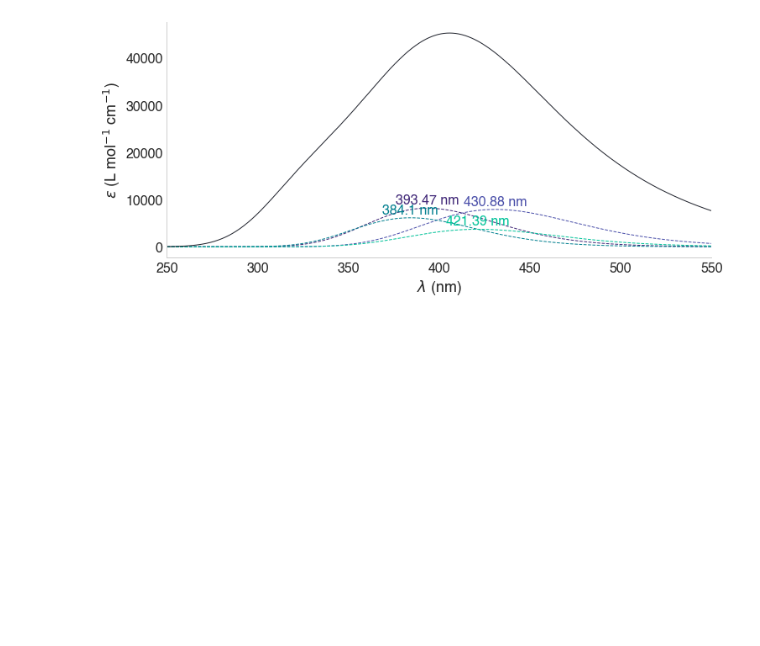
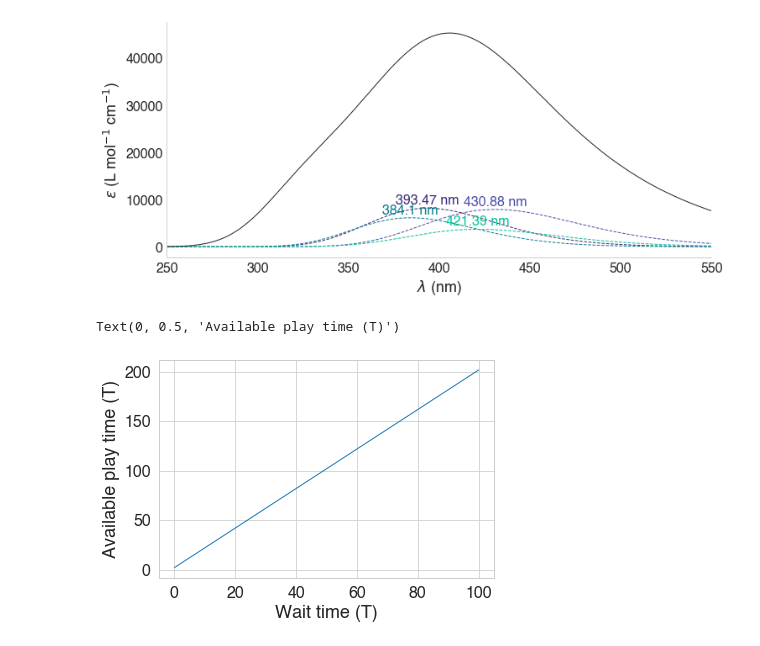
Before and after one commit to oscarigrexas/eomt-oscar, a Jupyter notebook: exploration/plot-spectra.ipynb, the cells around one changed output. Cells and saved outputs as stored; diff of their text form; code cells hidden in the pictures; blank space fills up the shorter version.

```diff
--- a/exploration/plot-spectra.ipynb
+++ b/exploration/plot-spectra.ipynb
@@ -359,3 +500,31 @@ f, ax = plot_uv(system=com, states_to_plot=4)
 [21, 11, 23, 14]
 No handles with labels found to put in legend.
 [figure]
+# %%
+def run_sim(start=0):
+    points = np.arange(1, 1000, 1)
+    charge_points = np.arange(1, 1000, 3)
+
+    buffer = 0
+    for point in points[:start]:
+        if point in charge_points:
+            buffer += 2
+    for point in points[start:]:
+
+        if point in charge_points:
+            buffer += 1
+        else:
+            buffer -= 1
+
+        if buffer <= 0 and (point + 1) not in charge_points:
+            break
+    return point - start
+# %%
+wait_times = np.arange(0, 101, 1)
+play_times = [run_sim(start=t) for t in wait_times]
+sns.lineplot(x=wait_times, y=play_times)
+plt.xlabel('Wait time (T)')
+plt.ylabel('Available play time (T)')
+# %% [output]
+Text(0, 0.5, 'Available play time (T)')
+[figure, added]
```
Also changed, not shown: parts of 6 cells of this notebook, 2 other files.
